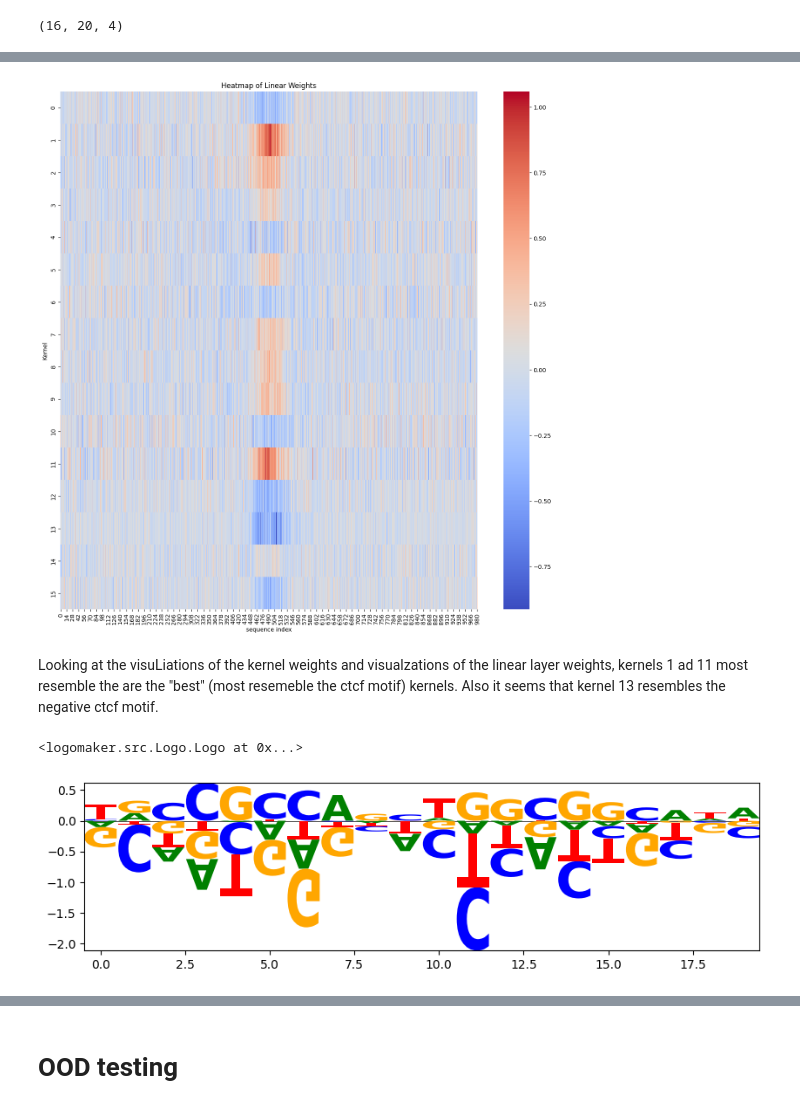
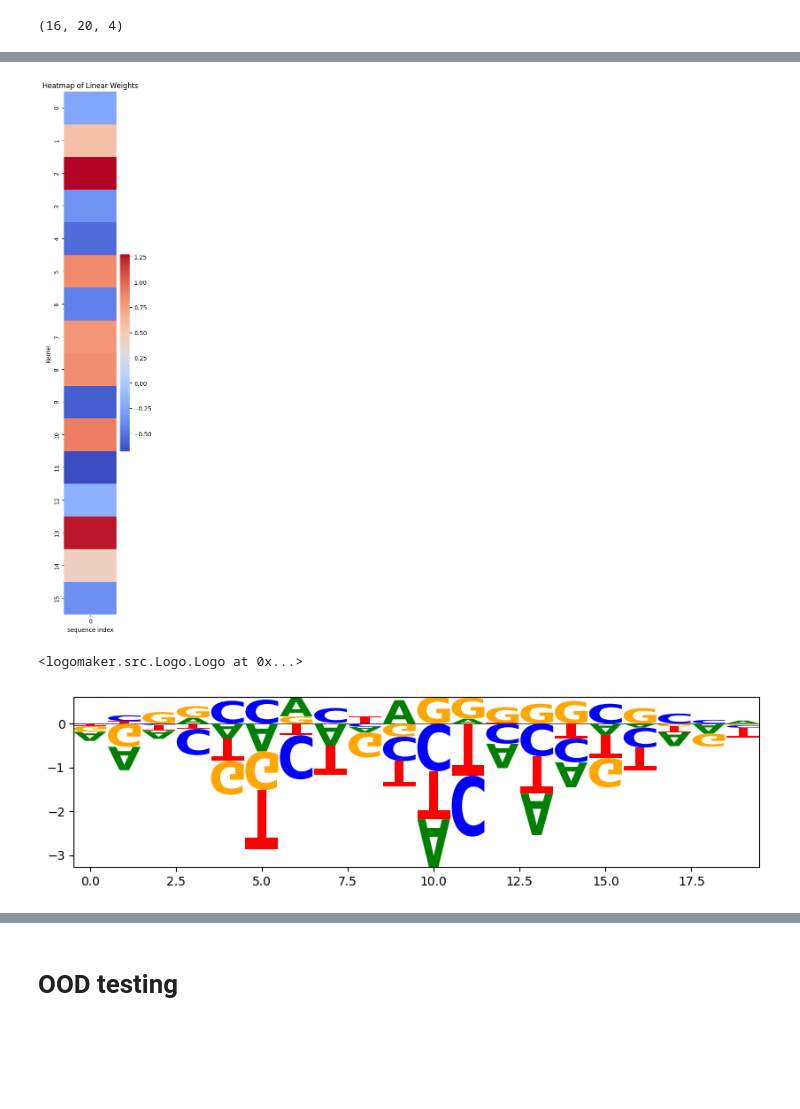
Before and after one commit to DerekLiu35/CTCF-Deep-Learning, a Jupyter notebook: ctcf.ipynb, the cells around one changed output, grey strips where cells are left out. Saved outputs shown, nothing was run; the diff lists cells and outputs as text; code cells hidden in the pictures; blank space fills up the shorter version.

```diff
--- a/ctcf.ipynb
+++ b/ctcf.ipynb
@@ -93,13 +174,17 @@ positives
 35888 rows × 3 columns
 # %%
 # Find bins that do not overlap with CTCF sites (negatives)
-# non_overlapping_bins = bins[~bins.index.isin(positives.index)]
-non_overlapping_bins = bioframe.overlap(bins, positives, how="left")
-non_overlapping_bins = non_overlapping_bins[non_overlapping_bins["chrom_"].isnull()]
+# non_overlapping_bins = bioframe.overlap(bins, positives, how="left")
+# non_overlapping_bins = non_overlapping_bins[non_overlapping_bins["chrom_"].isnull()]
 
+# not sure how to do this the correct way
+non_overlapping_bins = bioframe.setdiff(bins, positives)
+unmappable_bins = bioframe.setdiff(non_overlapping_bins, mappable_bins)
+non_overlapping_bins = bioframe.setdiff(non_overlapping_bins, unmappable_bins)
 
 # Select equal number of negative samples
 negatives = non_overlapping_bins.sample(n=len(positives))
+# negatives = non_overlapping_bins # len(positives) > len(non_overlapping_bins)
 # %%
 bioframe.overlap(non_overlapping_bins, positives, how="inner")
 # %% [output]
@@ -199,6 +282,8 @@ train_dataset, test_dataset = random_split(dataset, [train_size, test_size])
 train_loader = DataLoader(train_dataset, batch_size=32, shuffle=True)
 test_loader = DataLoader(test_dataset, batch_size=32, shuffle=False)
 # %%
+from sklearn.metrics import accuracy_score
+
 device = "cuda" if torch.cuda.is_available() else "cpu"
 model = CTCFCNN().to(device)
 criterion = nn.BCELoss()
@@ -206,9 +291,11 @@ optimizer = optim.Adam(model.parameters(), lr=0.001)
 
 # Train the model
 num_epochs = 10
-losses = []
+train_losses = []
+test_losses = []
 
 for epoch in range(num_epochs):
+    model.train()
     running_loss = 0.0
     for i, data in enumerate(tqdm(train_loader)):
         inputs, labels = data
@@ -219,8 +306,30 @@ for epoch in range(num_epochs):
         loss.backward()
         optimizer.step()
         running_loss += loss.item()
+
+    # validation
+    model.eval()
+    test_loss = 0.0
+    all_test_labels = []
+    all_test_predictions = []
+    with torch.no_grad():
+        for inputs, labels in test_loader:
+            outputs = model(inputs.to(device))
+            loss = criterion(outputs.squeeze(), labels.to(device))
+            test_loss += loss.item()
+            all_test_labels.extend(labels.cpu().numpy())
+            all_test_predictions.extend(outputs.squeeze().cpu().numpy())
+
+    test_labels_np = np.array(all_test_labels)
+    test_predictions_np = np.array(all_test_predictions)
+    accuracy = accuracy_score(test_labels_np, test_predictions_np > 0.5)
+
+    print(f"Epoch {epoch + 1}, Training Loss: {running_loss / len(train_loader)}, Validation Loss: {test_loss / len(test_loader)}")
+    print(f"Validation Accuracy: {accuracy:.3f}")
+
     epoch_loss = running_loss / len(train_loader)
-    losses.append(epoch_loss)
+    train_losses.append(epoch_loss)
+    test_losses.append(test_loss / len(test_loader))
     print(f"Epoch {epoch + 1}, Loss: {epoch_loss}")
 
 print("Training completed.")
@@ -372,29 +508,27 @@ plt.show()
 # %%
 import matplotlib.pyplot as plt
 import seaborn as sns
 
 linear_weights = model.fc1.weight.data.cpu().numpy()
 linear_weights.reshape(16, -1)
 
 # Create a heatmap of the linear weights
-plt.figure(figsize=(16, 16))
+plt.figure(figsize=(2, 16))
 sns.heatmap(linear_weights.reshape(16, -1), cmap='coolwarm')
 plt.xlabel('sequence index')
 plt.ylabel('Kernel')
 plt.title('Heatmap of Linear Weights')
 plt.show()
 # %% [output]
-[figure, old version]
+[figure, new version]
-# %% [markdown]
-Looking at the visuLiations of the kernel weights and visualzations of the linear layer weights, kernels 1 ad 11 most resemble the are the "best" (most resemeble the ctcf motif) kernels. Also it seems that kernel 13 resembles the negative ctcf motif.
 # %%
-w = kernel_weights[1, :, :]
+w = kernel_weights[2, :, :]
 df = pd.DataFrame(w)
 df.columns = ["A", "C", "G", "T"]
 logomaker.Logo(df)
 # %% [output]
 <logomaker.src.Logo.Logo at 0x...>
-[figure, old version]
+[figure, new version]
 # %%
 import numpy as np
 from scipy import signal
```
Also changed, not shown: parts of 21 cells of this notebook.
